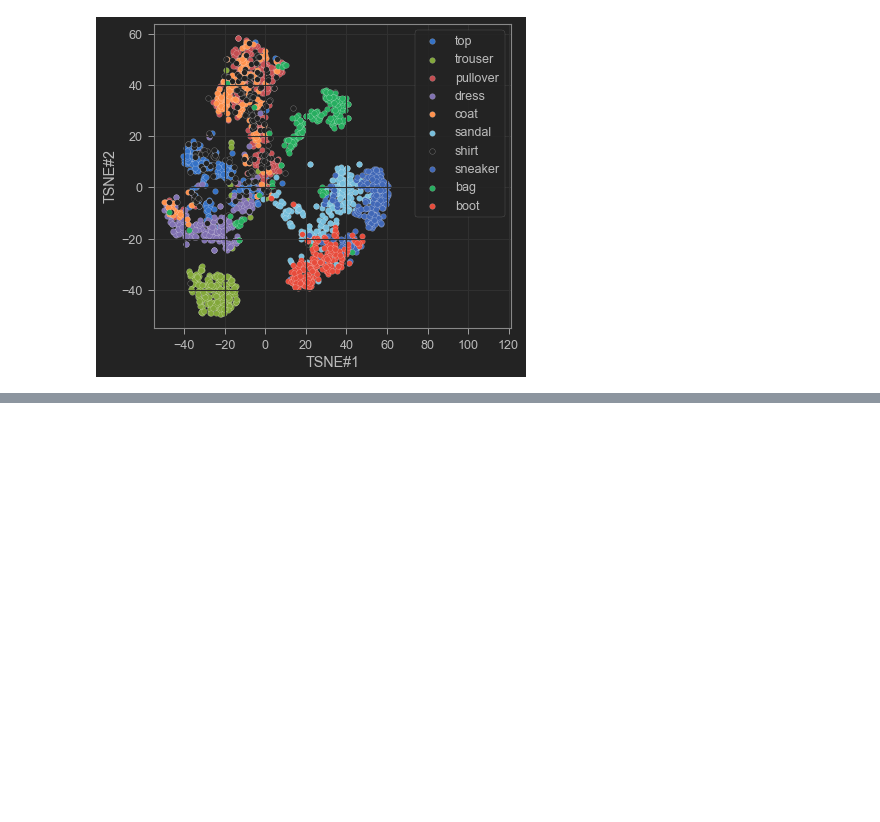
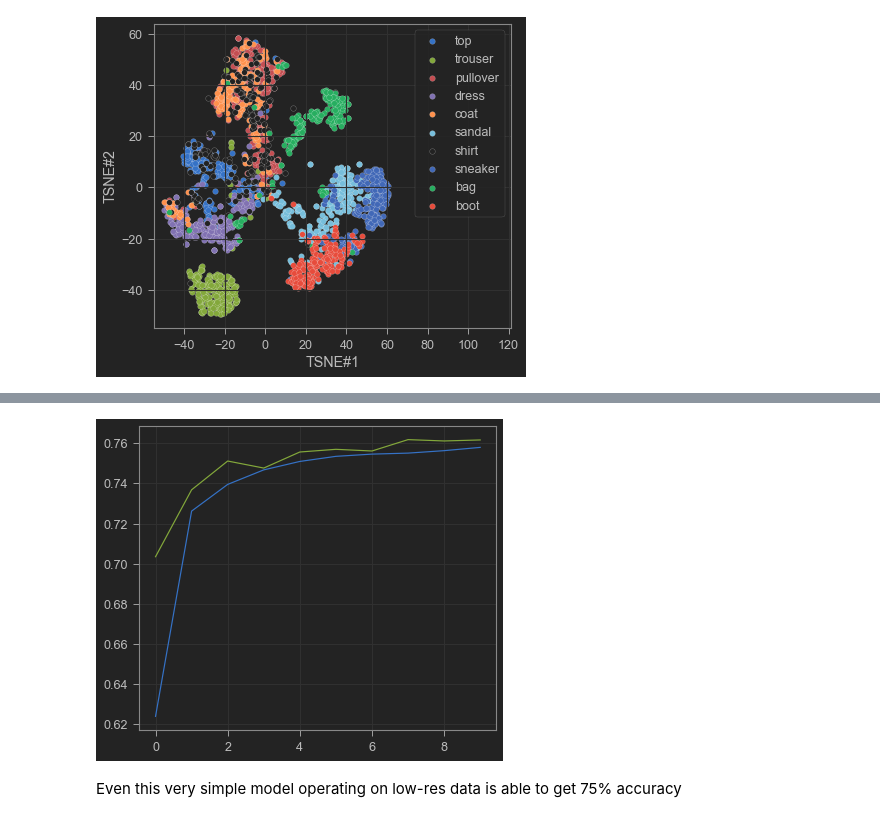
Before and after one commit to xelanicol/miniprojects, a Jupyter notebook: Fashion_MNIST_visualization.ipynb, the cells around one changed output, grey strips where cells are left out. Drawn from its saved outputs; the diff is of its cells as text; code cells hidden in the pictures; blank space fills up the shorter version.

```diff
--- a/Fashion_MNIST_visualization.ipynb
+++ b/Fashion_MNIST_visualization.ipynb
@@ -212,0 +231,9 @@ plt.ylabel('TSNE#2');
+# %%
+ip = Input((28,28,1))
+x = MaxPooling2D()(ip)
+x = MaxPooling2D()(x)
+x = Flatten()(x)
+x = Dense(len(labels),activation='softmax')(x)
+nnmodel = Model(ip,x)
+nnmodel.compile(loss='sparse_categorical_crossentropy',optimizer=Adam(),metrics=['accuracy'])
+nnmodel.summary()
@@ -212,0 +259,2 @@ plt.ylabel('TSNE#2');
+# %%
+H = nnmodel.fit(x_train,y_train,validation_split=0.1,epochs=10,batch_size=32)
@@ -212,0 +282,7 @@ plt.ylabel('TSNE#2');
+# %%
+plt.plot(H.history['accuracy'])
+plt.plot(H.history['val_accuracy']);
+# %% [output]
+[figure, added]
+# %% [markdown]
+Even this very simple model operating on low-res data is able to get 75% accuracy
```
Also changed, not shown: parts of 10 cells of this notebook, 1 other file.
